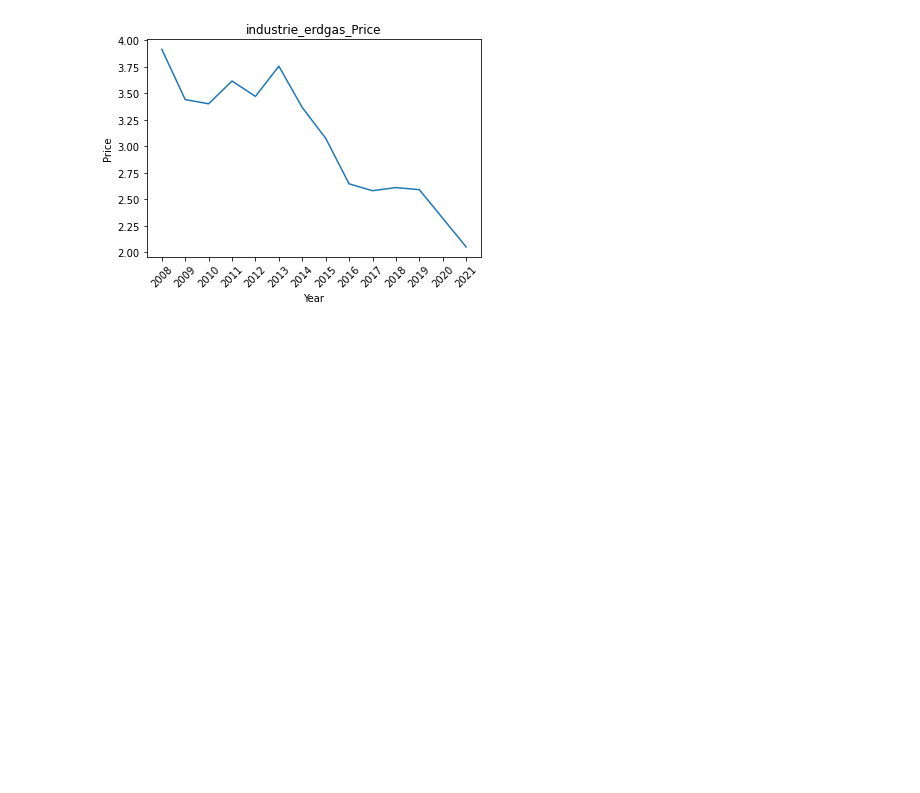
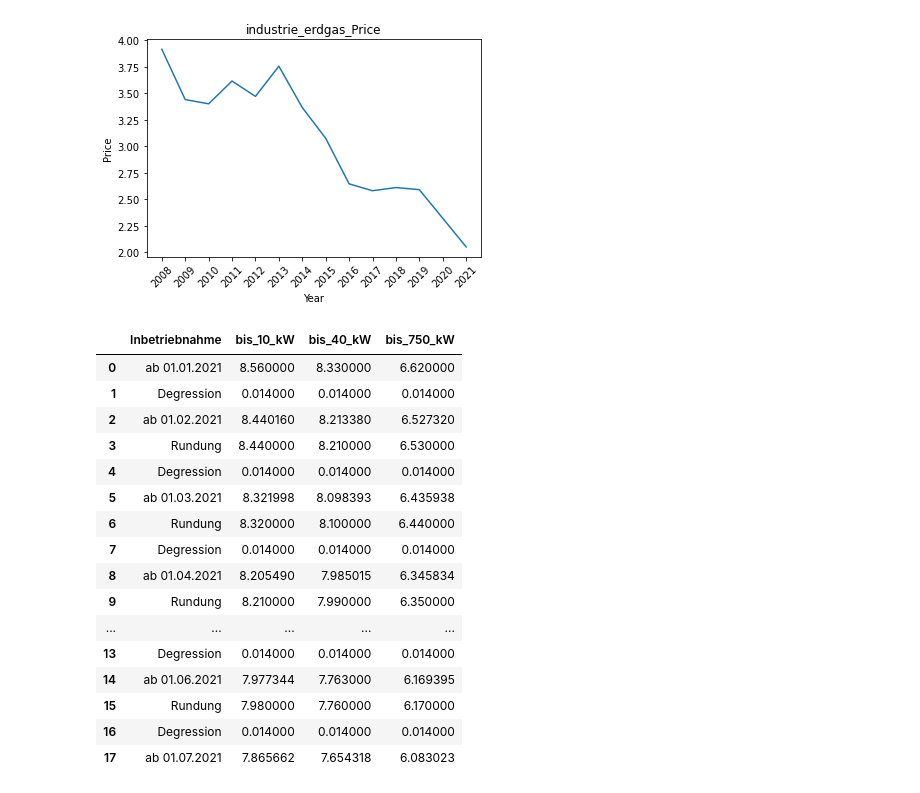
Before and after one commit to sjshtura/Code_Snippets, a Jupyter notebook: task.ipynb, the cells around one changed output. Drawn from its saved outputs; the diff is of its cells as text; code cells hidden in the pictures; blank space fills up the shorter version.

Commit message:
reading excel file

```diff
--- a/task.ipynb
+++ b/task.ipynb
@@ -287,3 +287,41 @@ new_year, new_price = extrapolate(Steinkohle_prices_without_VAT)
 print(new_year)
 print(new_price)
 plotting(new_year, new_price, "Steinkohle_prices", "Year", "Price", "images/Steinkohle_prices.png")
+# %%
+import pandas as pd
+import matplotlib.pyplot as plt
+import numpy as np
+#erdgas Hausholds
+
+# Anzulegende Werte in Cent/kWh - Marktprämienmodell:
+df = pd.read_excel(r'DegressionsVergSaetze_05-07_21.xlsx',sheet_name='Solar', skiprows = 6, nrows = 18, usecols = "J:M")
+df.columns = ["Inbetriebnahme", "bis_10_kW", "bis_40_kW", "bis_750_kW"]
+mask1 = df["bis_40_kW"].isnull()
+#mask2 = df["bis_750_kW"].isnull()
+#df.loc[mask1, "bis_10_kW"] = df.loc[mask1, "bis_40_kW"]
+#df.loc[mask2, "bis_10_kW"] = df.loc[mask2, "bis_750_kW"]
+df['bis_40_kW'] = np.where(df['bis_40_kW'].isnull(), df['bis_10_kW'], df['bis_40_kW'])
+df['bis_750_kW'] = np.where(df['bis_750_kW'].isnull(), df['bis_10_kW'], df['bis_750_kW'])
+df["Inbetriebnahme"] = df["Inbetriebnahme"].str.replace(" 2", "")
+df["Inbetriebnahme"] = df["Inbetriebnahme"].str.replace(" 3", "")
+df["Inbetriebnahme"] = df["Inbetriebnahme"].str.replace(" 4", "")
+df["Inbetriebnahme"] = df["Inbetriebnahme"].str.replace(" 5", "")
+df
+# %% [output]
+|  | Inbetriebnahme | bis_10_kW | bis_40_kW | bis_750_kW |
+| 0 | ab 01.01.2021 | 8.560000 | 8.330000 | 6.620000 |
+| 1 | Degression | 0.014000 | 0.014000 | 0.014000 |
+| 2 | ab 01.02.2021 | 8.440160 | 8.213380 | 6.527320 |
+| 3 | Rundung | 8.440000 | 8.210000 | 6.530000 |
+| 4 | Degression | 0.014000 | 0.014000 | 0.014000 |
+| 5 | ab 01.03.2021 | 8.321998 | 8.098393 | 6.435938 |
+| 6 | Rundung | 8.320000 | 8.100000 | 6.440000 |
+| 7 | Degression | 0.014000 | 0.014000 | 0.014000 |
+| 8 | ab 01.04.2021 | 8.205490 | 7.985015 | 6.345834 |
+| 9 | Rundung | 8.210000 | 7.990000 | 6.350000 |
+| ... | ... | ... | ... | ... |
+| 13 | Degression | 0.014000 | 0.014000 | 0.014000 |
+| 14 | ab 01.06.2021 | 7.977344 | 7.763000 | 6.169395 |
+| 15 | Rundung | 7.980000 | 7.760000 | 6.170000 |
+| 16 | Degression | 0.014000 | 0.014000 | 0.014000 |
+| 17 | ab 01.07.2021 | 7.865662 | 7.654318 | 6.083023 |
```
Also changed, not shown: parts of 2 cells of this notebook, 3 other files.
